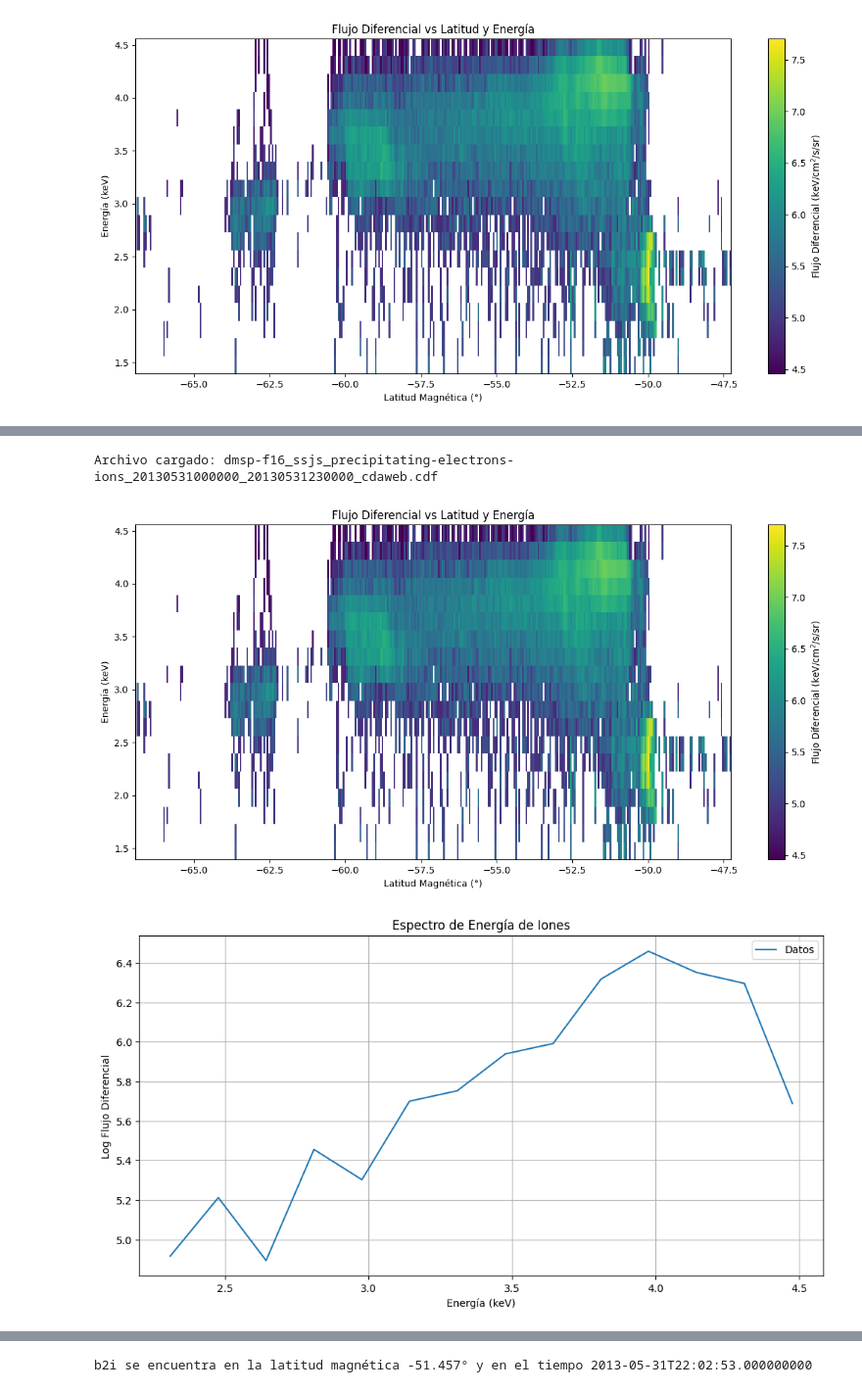
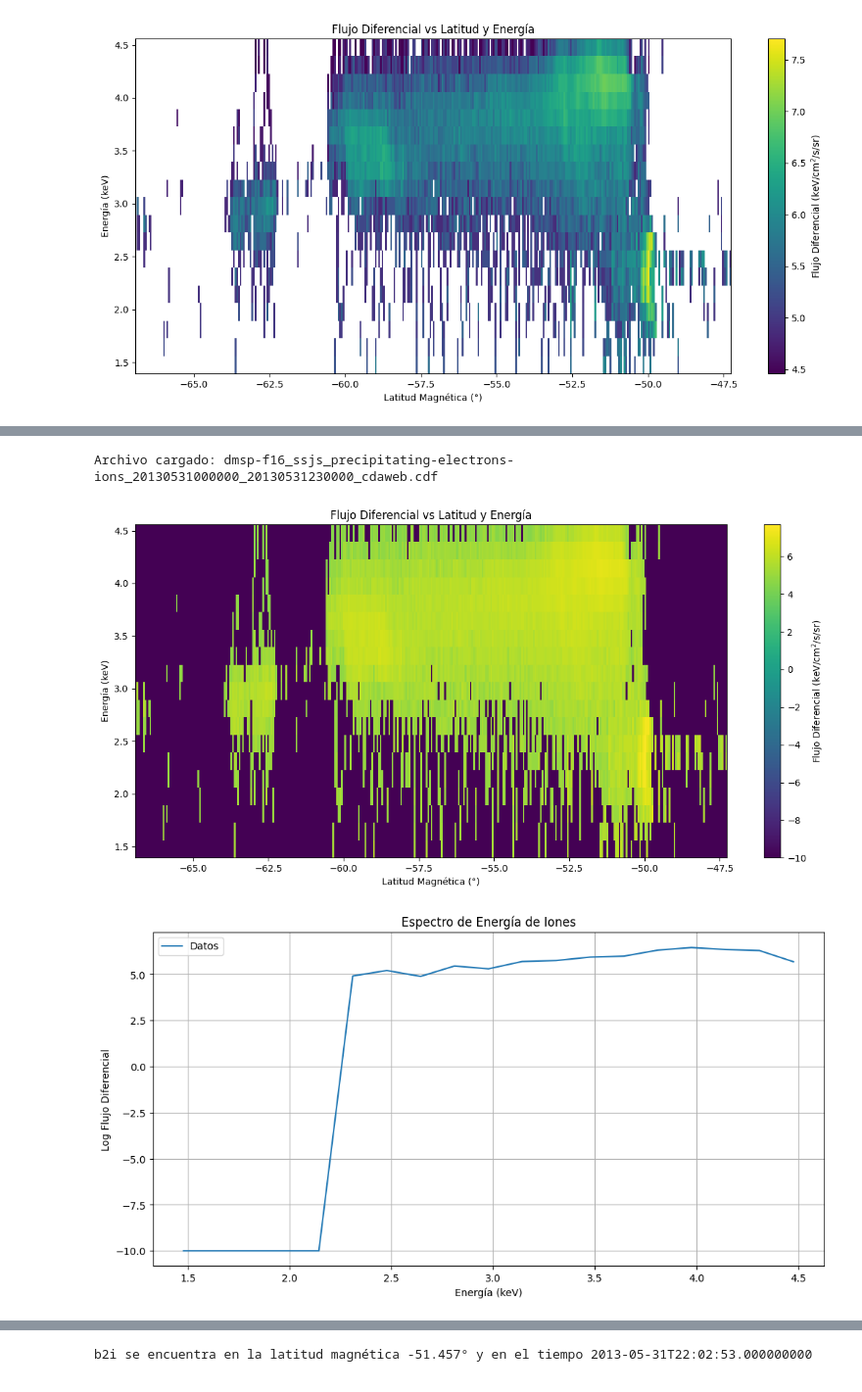
Before and after one commit to BenjaminEdwardsUsach/Proyecto_OvationPyme, a Jupyter notebook: OvationReborn1.2.ipynb, the cells around one changed output, grey strips where cells are left out. Shown at 98% size. Saved outputs shown, nothing was run; the diff lists cells and outputs as text; code cells hidden in the pictures.

Commit message:
Actualización y edición de datos

```diff
--- a/OvationReborn1.2.ipynb
+++ b/OvationReborn1.2.ipynb
@@ -149,7 +149,7 @@ def graficar(x, y, titulo, xlabel, ylabel):
     plt.show()
 # %%
 N1,N2=79300,79650 # Rango de datos a graficar
-NS=79400 #espectro buscado
+NS=79800 #espectro buscado
 C = 6 # Número de bandas energéticas, editar a necesidad, aún viendo como automatizar y si varíua por forntera
 ruta="dmsp-f16_ssjs_precipitating-electrons-ions_20141231000000_20141231235959_cdaweb.cdf"
 # %%
@@ -211,9 +210,11 @@ def cargar_datos(ruta_archivo):
         print(f"Error: Variable no encontrada: {e}")
         return None, None, None, None, None
 
-def logaritmizar(arrays):
-    """Aplica logaritmo base 10 a los arrays dados."""
-    return [np.log10(array) for array in arrays]
+def logaritmizar_ajustado(array):
+    """Aplica logaritmo base 10 sumando una constante pequeña a todos los datos."""
+    epsilon = 1e-10
+    return np.log10(array + epsilon)
+
 
 def calculo_delta(energias):
     """Calcula el ancho de las bandas energéticas."""
@@ -284,7 +285,8 @@ def flujo_energetico_dms(filename, rango, espectro, bandas):
     NS = espectro
 
     # Logaritmo de datos
-    log_flujo_diferencial, log_energias = logaritmizar([flujo_diferencial, energias])
+    log_flujo_diferencial = logaritmizar_ajustado(flujo_diferencial)
+    log_energias = logaritmizar_ajustado(energias)
     traspuesta_log_flujo = np.transpose(log_flujo_diferencial[N1:N2])
 
     # Gráfico de color: Flujo Diferencial
@@ -298,34 +300,34 @@ def flujo_energetico_dms(filename, rango, espectro, bandas):
     graficar(
         log_energias, log_flujo_diferencial[NS],
         "Espectro de Energía de Iones", "Energía (keV)", "Log Flujo Diferencial"
     )
 
     # Cálculo de flujo total de energía
     delta = calculo_delta(energias)
     total_flujo = calculo_energia_total(flujo_diferencial[N1:N2], delta, bandas)
 
     # Gráfico de Flujo Total
     graficar(
         latitudes[N1:N2], total_flujo,
         "Flujo Total de Energía vs Latitud", "Latitud Magnética (°)", "Flujo Total (keV/cm$^2$/s)"
     )
 
     # Calcular y mostrar b2i
     b2i, max_indice = calcular_b2i(latitudes[N1:N2], total_flujo)
     print(f"b2i se encuentra en la latitud magnética {b2i:.3f}° y en el tiempo {tiempo[N1:N2][max_indice]}")
 
 # %%
 # Parámetros
 ruta = "dmsp-f16_ssjs_precipitating-electrons-ions_20130531000000_20130531230000_cdaweb.cdf"
 rango_datos = (79300, 79650)
 espectro_datos = 79400
 bandas_energeticas = 6
 
 # Llamada al proceso principal
 flujo_energetico_dms(ruta, rango_datos, espectro_datos, bandas_energeticas)
 # %% [output]
 Archivo cargado: dmsp-f16_ssjs_precipitating-electrons-ions_20130531000000_20130531230000_cdaweb.cdf
-[figure, old version]
+[figure, new version]
-[figure, old version]
+[figure, new version]
 [figure]
 b2i se encuentra en la latitud magnética -51.457° y en el tiempo 2013-05-31T22:02:53.000000000
```
Also changed, not shown: parts of 2 cells of this notebook.
